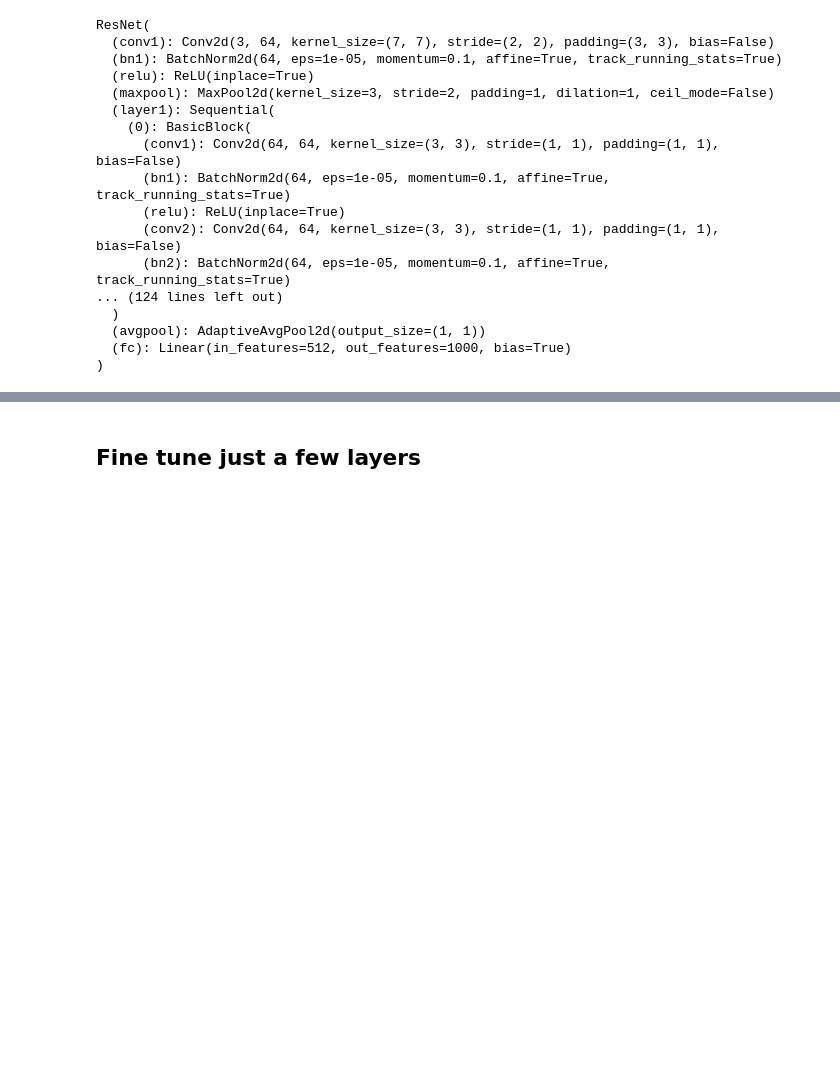
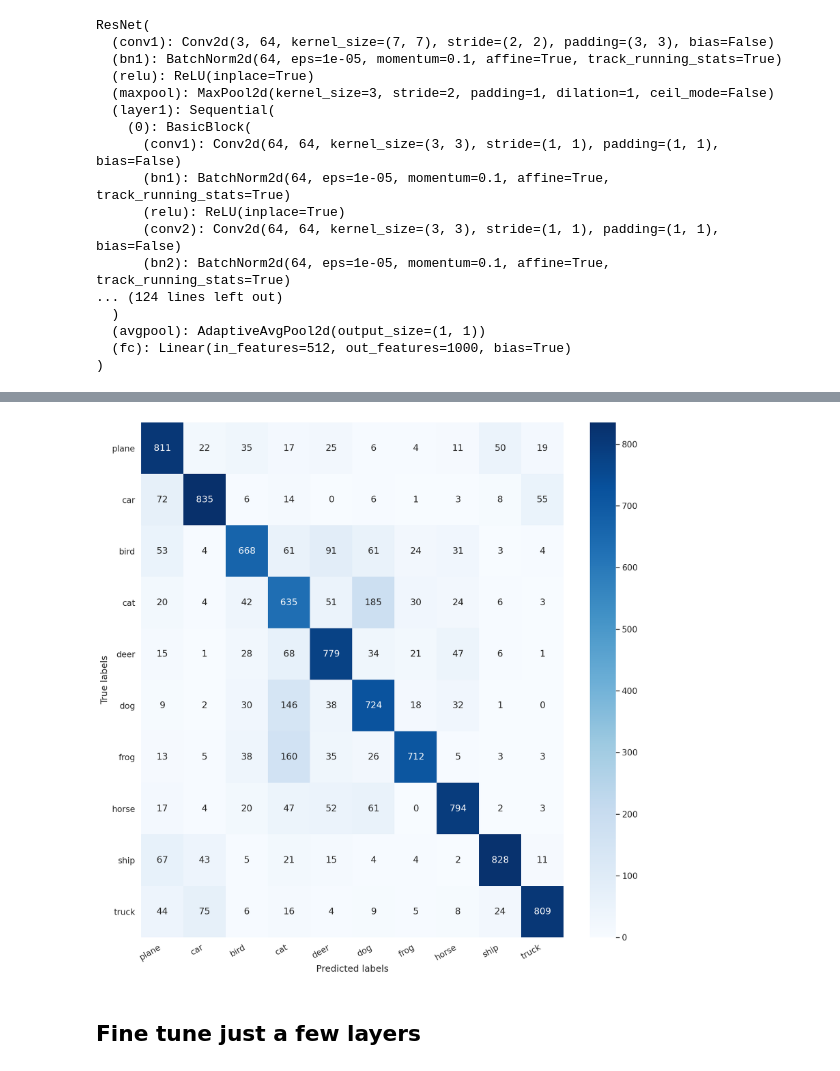
Before and after one commit to IhabBendidi/img_classification_benchmark, a Jupyter notebook: CNN_benchmark.ipynb, the cells around one changed output, grey strips where cells are left out. Saved outputs shown, nothing was run; the diff lists cells and outputs as text; code cells hidden in the pictures; blank space fills up the shorter version.

```diff
--- a/CNN_benchmark.ipynb
+++ b/CNN_benchmark.ipynb
@@ -318,0 +328,31 @@ Accuracy on the test set is 0.77 %
+# %%
+def get_predictions(model, data_loader):
+  model = model.eval()
+
+  predictions = []
+  real_values = []
+
+  with torch.no_grad():
+    for d in data_loader:
+
+      # Preparing inputs
+      images, targets = d
+      targets = targets.to(device)
+      images = images.to(device)
+
+      outputs = model(images)
+      _, preds = torch.max(outputs.data, dim=1)
+
+      probs = F.softmax(outputs, dim=1)
+
+      predictions.extend(preds)
+      real_values.extend(targets)
+
+  predictions = torch.stack(predictions).cpu()
+  real_values = torch.stack(real_values).cpu()
+  return  predictions, real_values
+# %%
+y_pred, y_test = get_predictions(
+  base_model,
+  loader_test
+)
@@ -319,3 +378,16 @@ Accuracy on the test set is 0.77 %
+# %%
+def show_confusion_matrix(confusion_matrix):
+  hmap = sns.heatmap(confusion_matrix, annot=True, fmt="d", cmap="Blues")
+  hmap.yaxis.set_ticklabels(hmap.yaxis.get_ticklabels(), rotation=0, ha='right')
+  hmap.xaxis.set_ticklabels(hmap.xaxis.get_ticklabels(), rotation=30, ha='right')
+  plt.ylabel('True labels')
+  plt.xlabel('Predicted labels');
+
+cm = confusion_matrix(y_test, y_pred)
+df_cm = pd.DataFrame(cm, index=classes, columns=classes)
+show_confusion_matrix(df_cm)
+# %% [output]
+[figure, added]
 # %% [markdown]
 ## Fine tune just a few layers
 # %%
```
Also changed, not shown: parts of 7 cells of this notebook.
